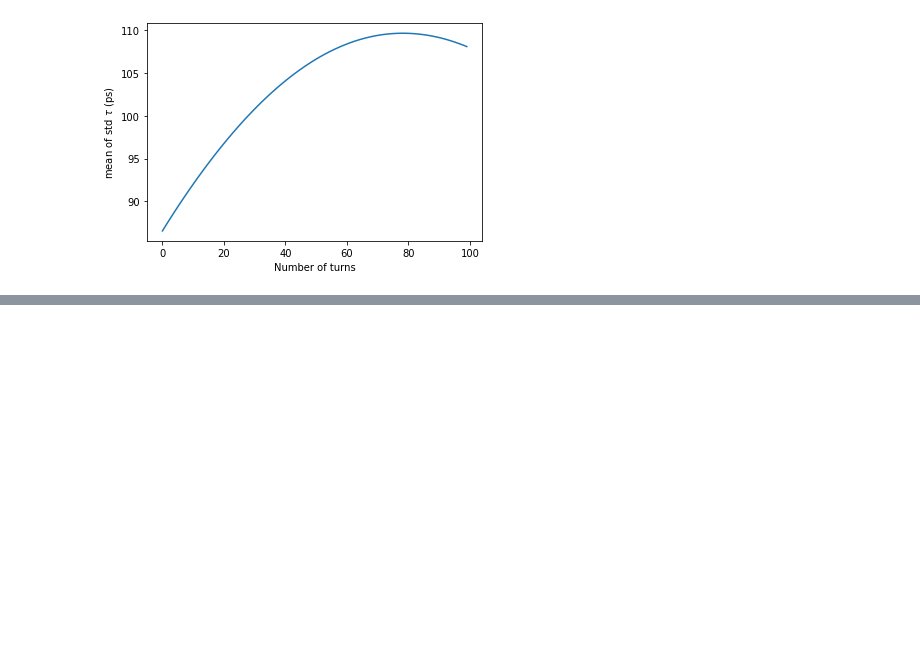
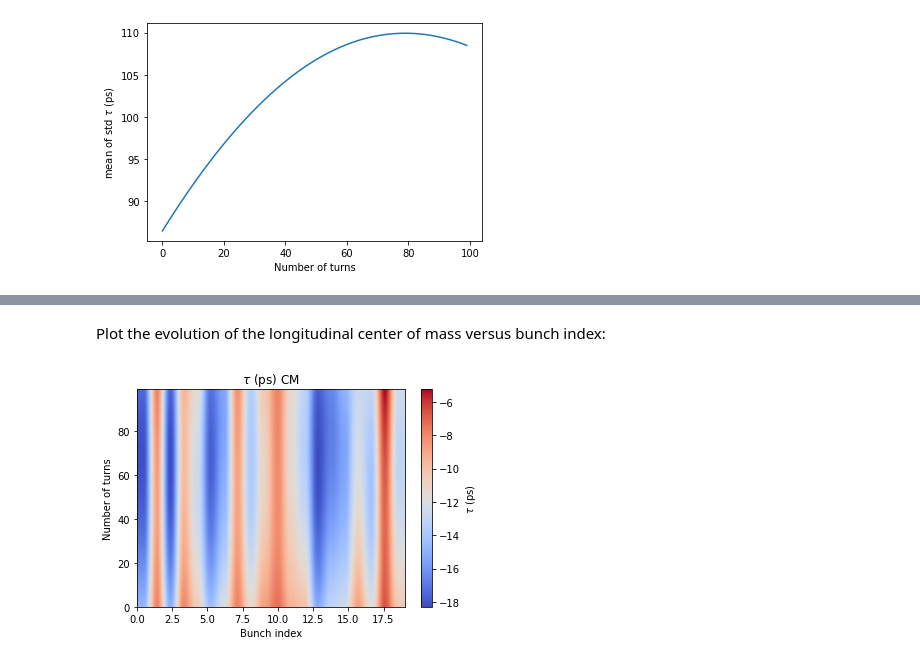
Before and after one commit to GamelinAl/mbtrack2_examples, a Jupyter notebook: mbtrack2_demo.ipynb, the cells around one changed output, grey strips where cells are left out. Cells and saved outputs as stored; diff of their text form; code cells hidden in the pictures; blank space fills up the shorter version.

```diff
--- a/mbtrack2_demo.ipynb
+++ b/mbtrack2_demo.ipynb
@@ -493,0 +513,6 @@ fig = plot_beamdata("tracking.hdf5","std","tau","mean")
+# %% [markdown]
+Plot the evolution of the longitudinal center of mass versus bunch index:
+# %%
+fig = streak_beamdata("tracking.hdf5", dataset="mean", dimension="tau")
+# %% [output]
+[figure, added]
```
Also changed, not shown: parts of 30 cells of this notebook.
